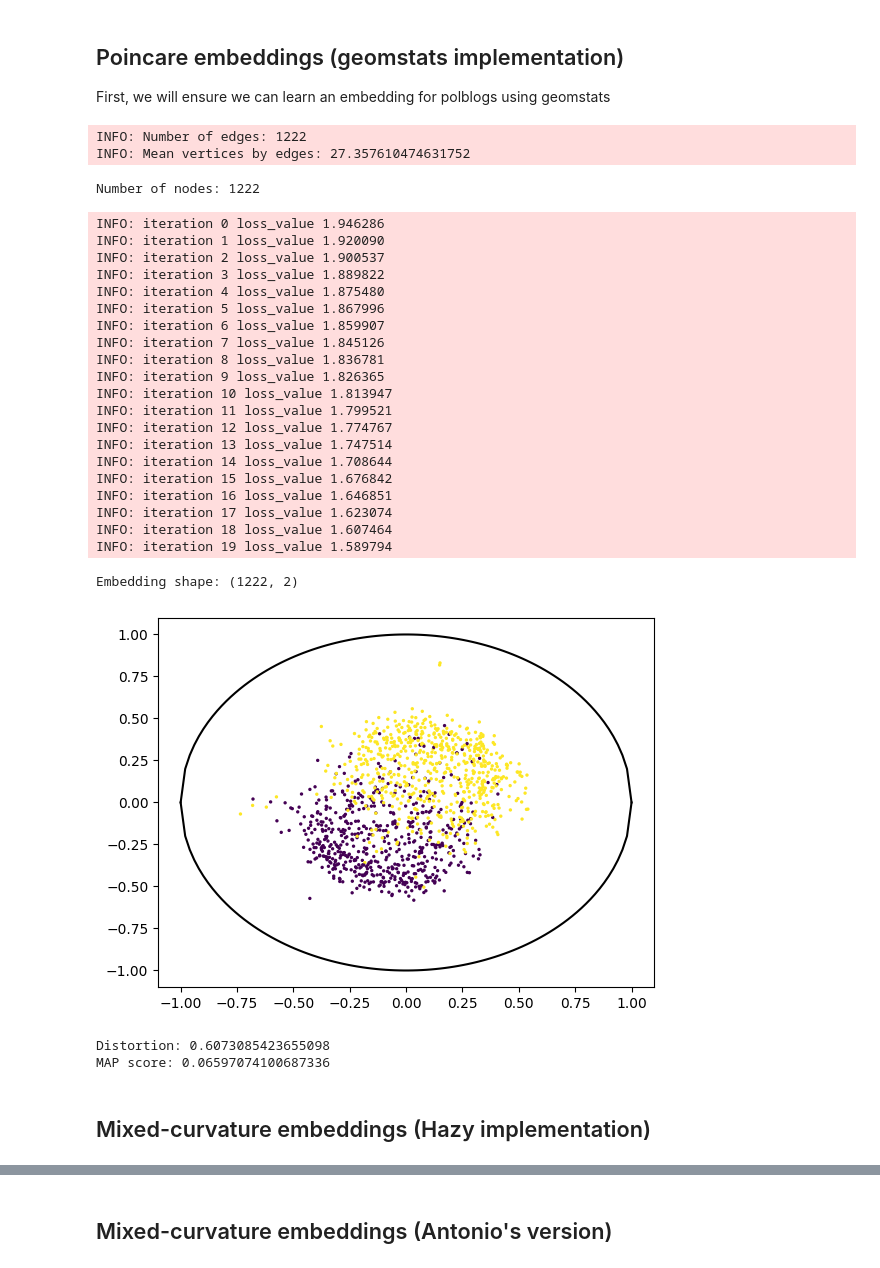
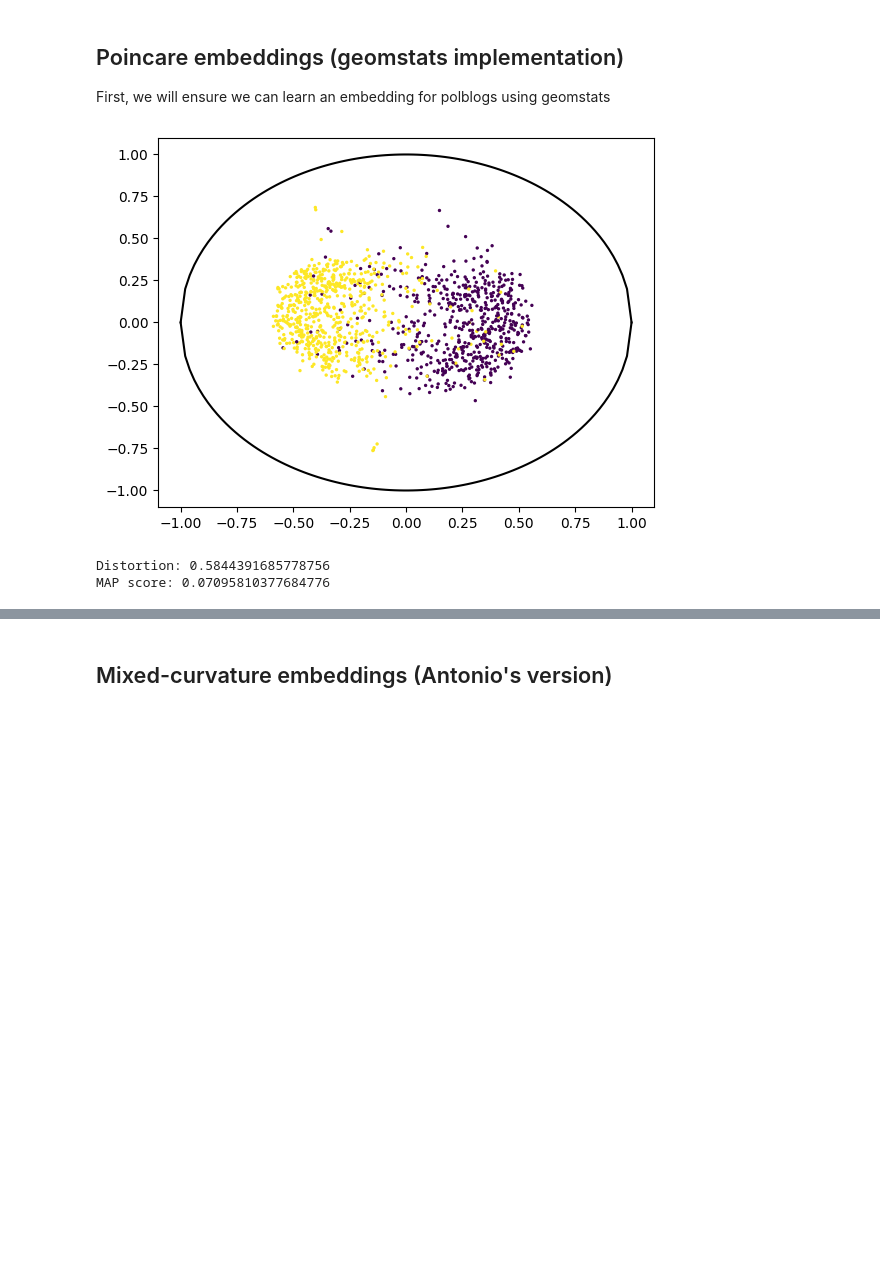
Before and after one commit to pchlenski/hyperdt, a Jupyter notebook: 17_graphs_2.ipynb, the cells around one changed output, grey strips where cells are left out. Drawn from its saved outputs; the diff is of its cells as text; code cells hidden in the pictures; blank space fills up the shorter version.

```diff
--- a/17_graphs_2.ipynb
+++ b/17_graphs_2.ipynb
@@ -182,51 +184,32 @@ $$
 First, we will ensure we can learn an embedding for polblogs using geomstats
 # %%
 # Embed - geomstats
-print(f"Number of nodes: {polblogs['geomstats_graph'].n_nodes}")
-hyp_emb = HyperbolicEmbedding(dim=2, n_negative=10, n_context=10, lr=1e-2, max_epochs=EPOCHS)
-polblogs_gs_embed = hyp_emb.embed(polblogs["geomstats_graph"])
-print(f"Embedding shape: {polblogs_gs_embed.shape}")
+if load:
+    with open("data/processed/geomstats_embeddings.pkl", "rb") as f:
+        geomstats_embeddings = load(f)
+        polblogs_gs_embed = geomstats_embeddings["polblogs"]
+else:
+    print(f"Number of nodes: {polblogs['geomstats_graph'].n_nodes}")
+    hyp_emb = HyperbolicEmbedding(dim=2, n_negative=10, n_context=10, lr=1e-2, max_epochs=EPOCHS)
+    polblogs_gs_embed = hyp_emb.embed(polblogs["geomstats_graph"])
+    print(f"Embedding shape: {polblogs_gs_embed.shape}")
 
 # Plot embeddings
 plt.scatter(
     polblogs_gs_embed[:, 0],
     polblogs_gs_embed[:, 1],
     c=[x[1] for x in polblogs["labels"]],
     s=2,
 )
 
 # Plot poincare disk
 _x = np.linspace(-1, 1, 100)
 _y = np.sqrt(1 - _x**2)
 plt.plot(_x, _y, c="black")
 plt.plot(_x, -_y, c="black")
 plt.show()
 # %% [output]
-INFO: Number of edges: 1222
-INFO: Mean vertices by edges: 27.357610474631752
-Number of nodes: 1222
-INFO: iteration 0 loss_value 1.946286
-INFO: iteration 1 loss_value 1.920090
-INFO: iteration 2 loss_value 1.900537
-INFO: iteration 3 loss_value 1.889822
-INFO: iteration 4 loss_value 1.875480
-INFO: iteration 5 loss_value 1.867996
-INFO: iteration 6 loss_value 1.859907
-INFO: iteration 7 loss_value 1.845126
-INFO: iteration 8 loss_value 1.836781
-INFO: iteration 9 loss_value 1.826365
-INFO: iteration 10 loss_value 1.813947
-INFO: iteration 11 loss_value 1.799521
-INFO: iteration 12 loss_value 1.774767
-INFO: iteration 13 loss_value 1.747514
-INFO: iteration 14 loss_value 1.708644
-INFO: iteration 15 loss_value 1.676842
-INFO: iteration 16 loss_value 1.646851
-INFO: iteration 17 loss_value 1.623074
-INFO: iteration 18 loss_value 1.607464
-INFO: iteration 19 loss_value 1.589794
-Embedding shape: (1222, 2)
-[figure, old version]
+[figure, new version]
 # %%
 # Assess distortion
 
@@ -243,13 +226,19 @@ def assess_embedding(embedding, true_dists=polblogs["distances"], dim=2, coords=
     return polblogs_gs_distortion, polblogs_gs_map_score
 
 
-polblogs_gs_distortion, polblogs_gs_map_score = assess_embedding(polblogs_gs_embed)
+if load:
+    polblogs_gs_distortion, polblogs_gs_map_score = (
+        geomstats_embeddings["polblogs_distortion"],
+        geomstats_embeddings["polblogs_map_score"],
+    )
+else:
+    polblogs_gs_distortion, polblogs_gs_map_score = assess_embedding(polblogs_gs_embed)
 
 print(f"Distortion: {polblogs_gs_distortion[2]}")
 print(f"MAP score: {polblogs_gs_map_score}")
 # %% [output]
-Distortion: 0.6073085423655098
-MAP score: 0.06597074100687336
+Distortion: 0.5844391685778756
+MAP score: 0.07095810377684776
 # %%
 # Dump embeddings - this frees up RAM for the next step
 
@@ -269,2 +258,0 @@ del geomstats_embeddings
-# %% [markdown]
-## Mixed-curvature embeddings (Hazy implementation)
```
Also changed, not shown: parts of 11 cells of this notebook, 3 other files.
